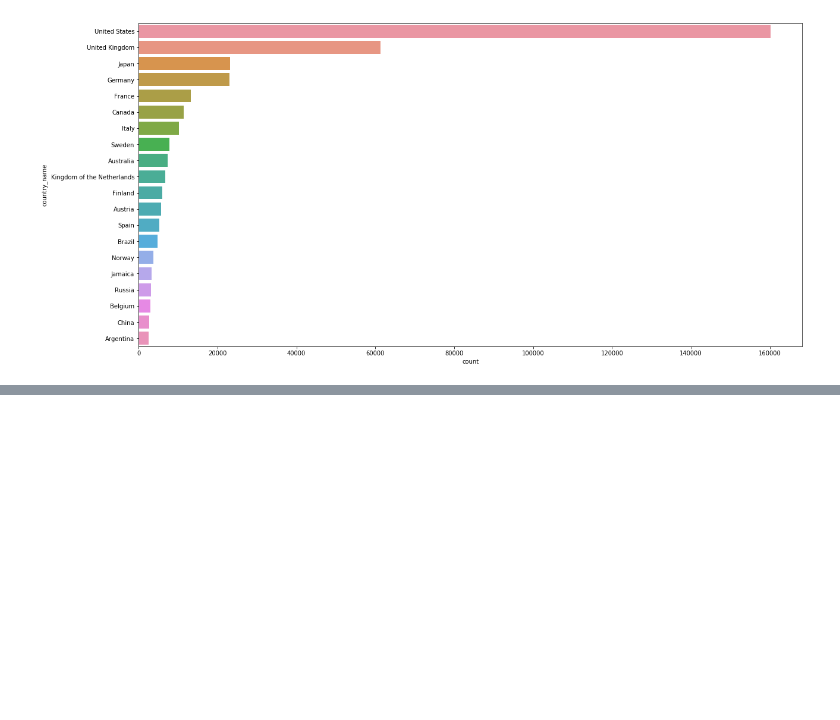
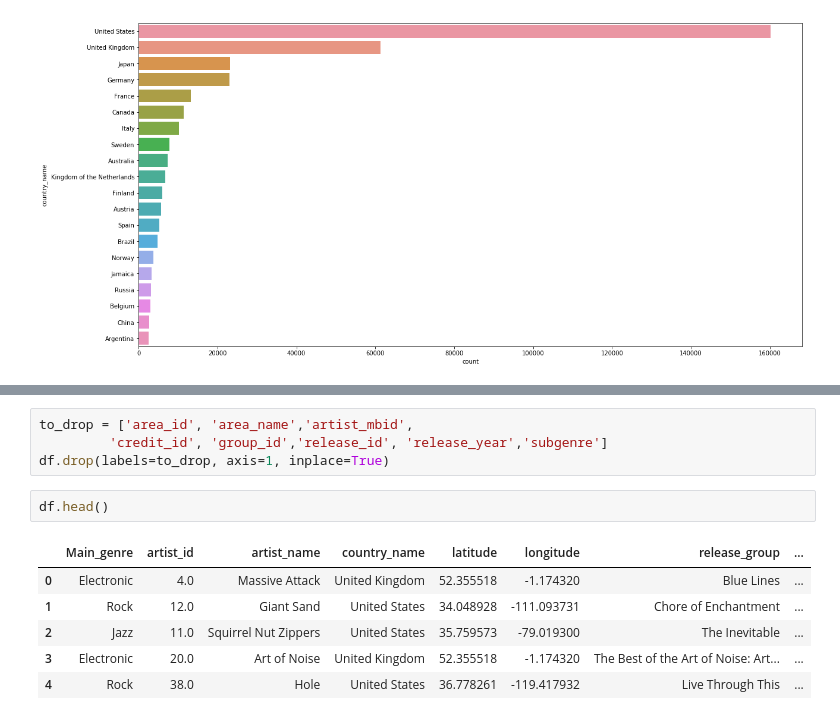
Before and after one commit to AInhoa84/Music_genre_visual_evolution, a Jupyter notebook: Data_analysis.ipynb, the cells around one changed output, grey strips where cells are left out. Saved outputs shown, nothing was run; the diff lists cells and outputs as text; blank space fills up the shorter version.

```diff
--- a/Data_analysis.ipynb
+++ b/Data_analysis.ipynb
@@ -107,0 +200,13 @@ We still have enough data from the rest of the countries to populate our visuali
+# %%
+to_drop = ['area_id', 'area_name','artist_mbid',
+         'credit_id', 'group_id','release_id', 'release_year','subgenre']
+df.drop(labels=to_drop, axis=1, inplace=True)
+# %%
+df.head()
+# %% [output]
+|  | Main_genre | artist_id | artist_name | country_name | latitude | longitude | release_group | ... |
+| 0 | Electronic | 4.0 | Massive Attack | United Kingdom | 52.355518 | -1.174320 | Blue Lines | ... |
+| 1 | Rock | 12.0 | Giant Sand | United States | 34.048928 | -111.093731 | Chore of Enchantment | ... |
+| 2 | Jazz | 11.0 | Squirrel Nut Zippers | United States | 35.759573 | -79.019300 | The Inevitable | ... |
+| 3 | Electronic | 20.0 | Art of Noise | United Kingdom | 52.355518 | -1.174320 | The Best of the Art of Noise: Art... | ... |
+| 4 | Rock | 38.0 | Hole | United States | 36.778261 | -119.417932 | Live Through This | ... |
```
Also changed, not shown: parts of 39 cells of this notebook.
